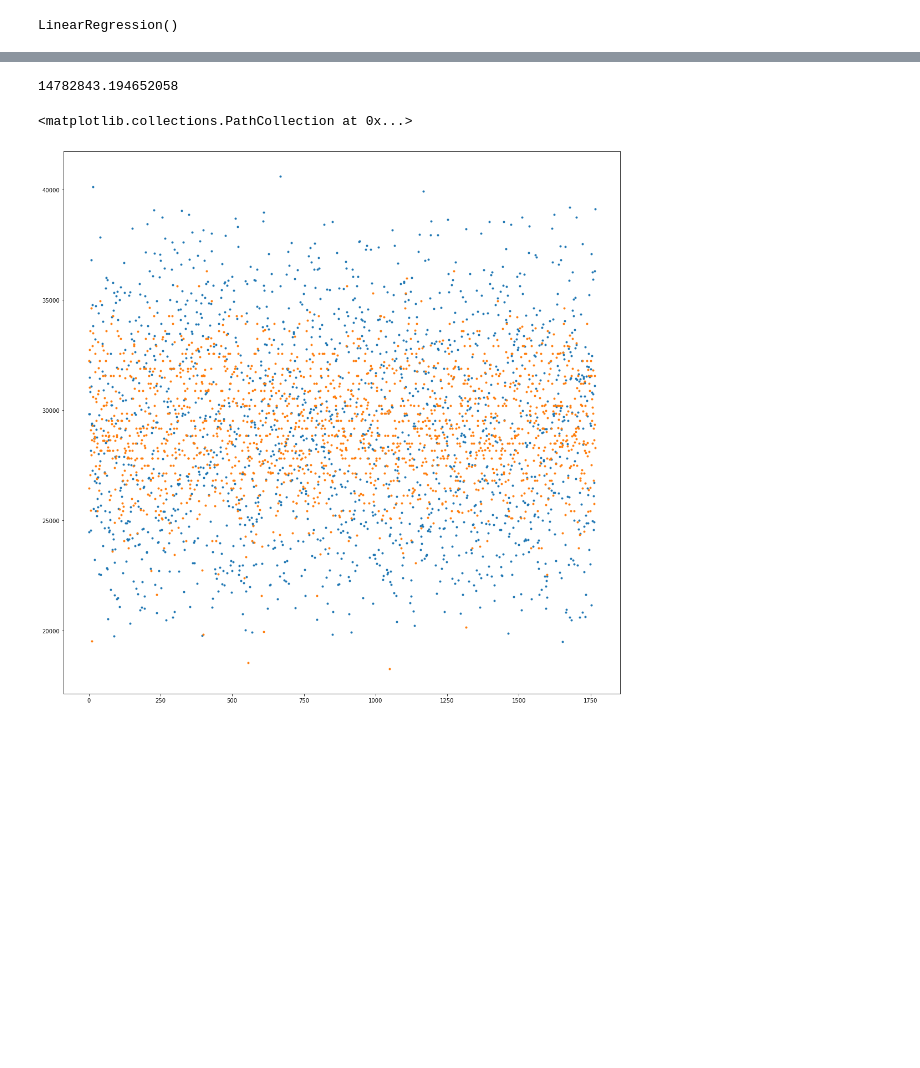
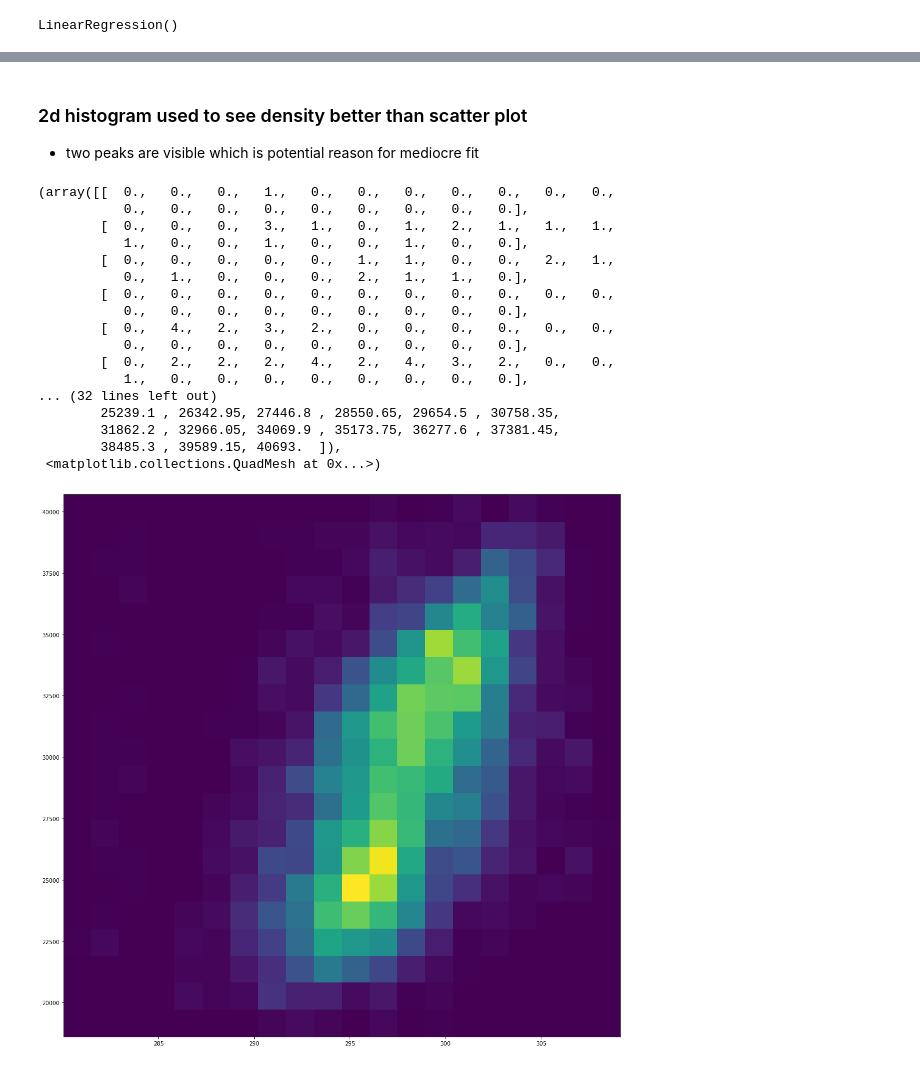
Before and after one commit to dbolis/Spain-Energy-Data-Analysis, a Jupyter notebook: EnergyNotebook.ipynb, the cells around one changed output, grey strips where cells are left out. Drawn from its saved outputs; the diff is of its cells as text; code cells hidden in the pictures; blank space fills up the shorter version.

```diff
--- a/EnergyNotebook.ipynb
+++ b/EnergyNotebook.ipynb
@@ -928,15 +967,31 @@ plt.show()
+# %% [markdown]
+### 2d histogram used to see density better than scatter plot
+- two peaks are visible which is potential reason for mediocre fit
+# %%
+plt.hist2d(np.reshape(X_train_summer[:,0], (7060)).tolist(),np.reshape(y_train_summer, (7060)).tolist(), bins = (20,20))
+# %% [output]
+(array([[  0.,   0.,   0.,   1.,   0.,   0.,   0.,   0.,   0.,   0.,   0.,
+           0.,   0.,   0.,   0.,   0.,   0.,   0.,   0.,   0.],
+        [  0.,   0.,   0.,   3.,   1.,   0.,   1.,   2.,   1.,   1.,   1.,
+           1.,   0.,   0.,   1.,   0.,   0.,   1.,   0.,   0.],
+        [  0.,   0.,   0.,   0.,   0.,   1.,   1.,   0.,   0.,   2.,   1.,
+           0.,   1.,   0.,   0.,   0.,   2.,   1.,   1.,   0.],
+        [  0.,   0.,   0.,   0.,   0.,   0.,   0.,   0.,   0.,   0.,   0.,
+           0.,   0.,   0.,   0.,   0.,   0.,   0.,   0.,   0.],
+        [  0.,   4.,   2.,   3.,   2.,   0.,   0.,   0.,   0.,   0.,   0.,
+           0.,   0.,   0.,   0.,   0.,   0.,   0.,   0.,   0.],
+        [  0.,   2.,   2.,   2.,   4.,   2.,   4.,   3.,   2.,   0.,   0.,
+           1.,   0.,   0.,   0.,   0.,   0.,   0.,   0.,   0.],
+... (32 lines left out)
+        25239.1 , 26342.95, 27446.8 , 28550.65, 29654.5 , 30758.35,
+        31862.2 , 32966.05, 34069.9 , 35173.75, 36277.6 , 37381.45,
+        38485.3 , 39589.15, 40693.  ]),
+ <matplotlib.collections.QuadMesh at 0x...>)
+[figure, added]
 # %%
-out = 0
-for i in range(len(y_test_summer)):
-    out += (y_test_summer[i]-y_pred_summer[i])**2
+# out = 0
+# for i in range(len(y_test_summer)):
+#     out += ((y_test_summer[i]-y_pred_summer[i])**2)
 
-out = out/len(y_test_summer)
-print(out)
+# out = out/len(y_test_summer)
+# print(out)
-# %% [output]
-14782843.194652058
-# %%
-plt.scatter(np.linspace(0,1766,1766),y_test_summer, marker=".")
-plt.scatter(np.linspace(0,1766,1766),y_pred_summer, marker=".")
-# %% [output]
-<matplotlib.collections.PathCollection at 0x...>
-[figure, removed]
```
Also changed, not shown: parts of 24 cells of this notebook.
